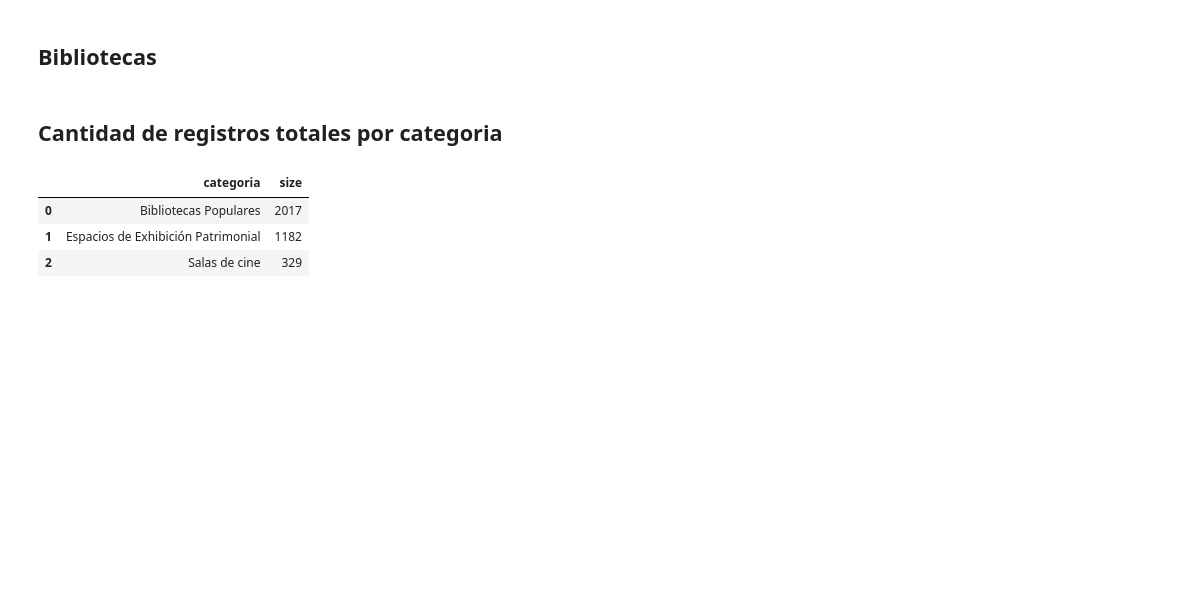
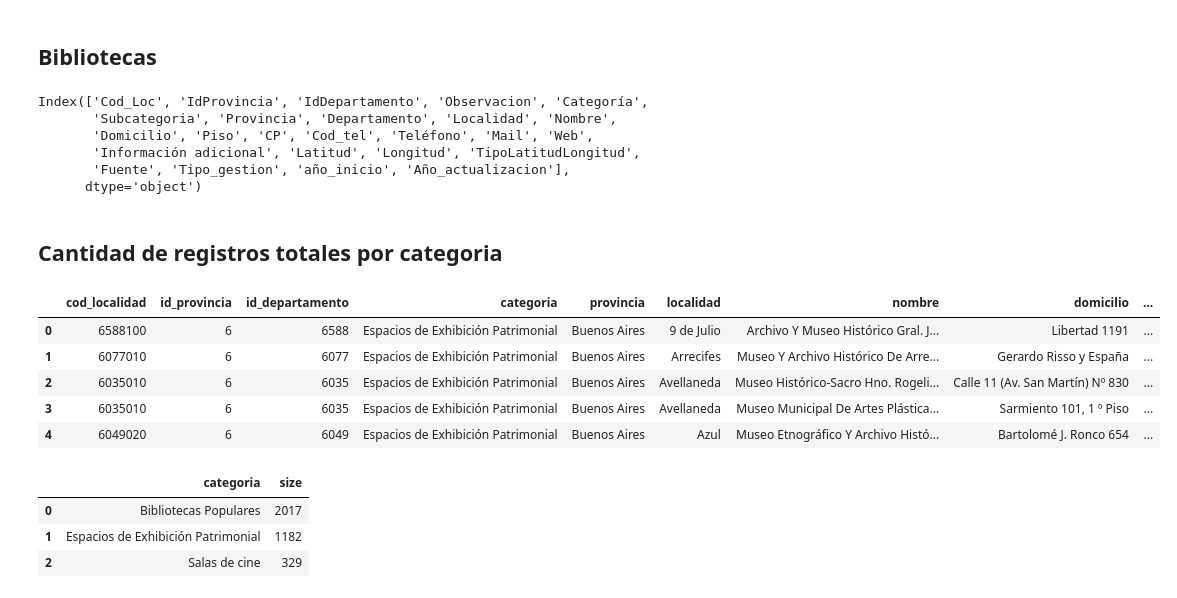
Before and after one commit to Enrique-Alvaro/Data-Analytics-Challenge, a Jupyter notebook: notebook/Exploracion.ipynb, the cells around one changed output. Cells and saved outputs as stored; diff of their text form; code cells hidden in the pictures; blank space fills up the shorter version.

```diff
--- a/Exploracion.ipynb
+++ b/notebook/Exploracion.ipynb
@@ -122,6 +141,15 @@ crear_carpeta(ruta_biblio)
 leer_url(biblio['url'],ruta_biblio)
 # %%
 df_biblio = pd.read_csv(ruta_biblio,encoding='latin-1')
+# %%
+df_biblio.columns
+# %% [output]
+Index(['Cod_Loc', 'IdProvincia', 'IdDepartamento', 'Observacion', 'Categoría',
+       'Subcategoria', 'Provincia', 'Departamento', 'Localidad', 'Nombre',
+       'Domicilio', 'Piso', 'CP', 'Cod_tel', 'Teléfono', 'Mail', 'Web',
+       'Información adicional', 'Latitud', 'Longitud', 'TipoLatitudLongitud',
+       'Fuente', 'Tipo_gestion', 'año_inicio', 'Año_actualizacion'],
+      dtype='object')
 # %%
 rename_columns = {
     'Cod_Loc' : 'cod_localidad',
@@ -145,6 +173,15 @@ df_3 = df_biblio[columns_def]
 # %%
 dfs = [df_1 , df_2, df_3]
 df = pd.concat(dfs, axis =0)
+# %%
+df.head()
+# %% [output]
+|  | cod_localidad | id_provincia | id_departamento | categoria | provincia | localidad | nombre | domicilio | ... |
+| 0 | 6588100 | 6 | 6588 | Espacios de Exhibición Patrimonial | Buenos Aires | 9 de Julio | Archivo Y Museo Histórico Gral. J... | Libertad 1191 | ... |
+| 1 | 6077010 | 6 | 6077 | Espacios de Exhibición Patrimonial | Buenos Aires | Arrecifes | Museo Y Archivo Histórico De Arre... | Gerardo Risso y España | ... |
+| 2 | 6035010 | 6 | 6035 | Espacios de Exhibición Patrimonial | Buenos Aires | Avellaneda | Museo Histórico-Sacro Hno. Rogeli... | Calle 11 (Av. San Martín) Nº 830 | ... |
+| 3 | 6035010 | 6 | 6035 | Espacios de Exhibición Patrimonial | Buenos Aires | Avellaneda | Museo Municipal De Artes Plástica... | Sarmiento 101, 1 º Piso | ... |
+| 4 | 6049020 | 6 | 6049 | Espacios de Exhibición Patrimonial | Buenos Aires | Azul | Museo Etnográfico Y Archivo Histó... | Bartolomé J. Ronco 654 | ... |
 # %%
 df.groupby('categoria',as_index = False).size()
 # %% [output]
```
Also changed, not shown: parts of 2 cells of this notebook, 16 other files.
